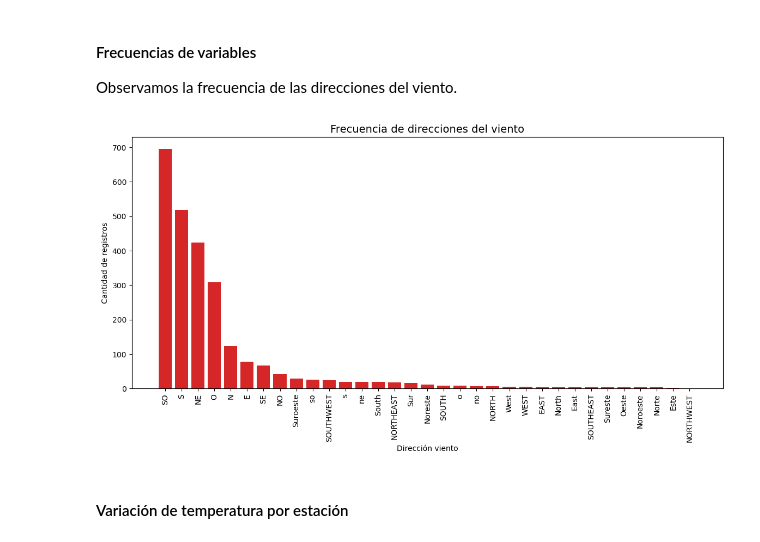
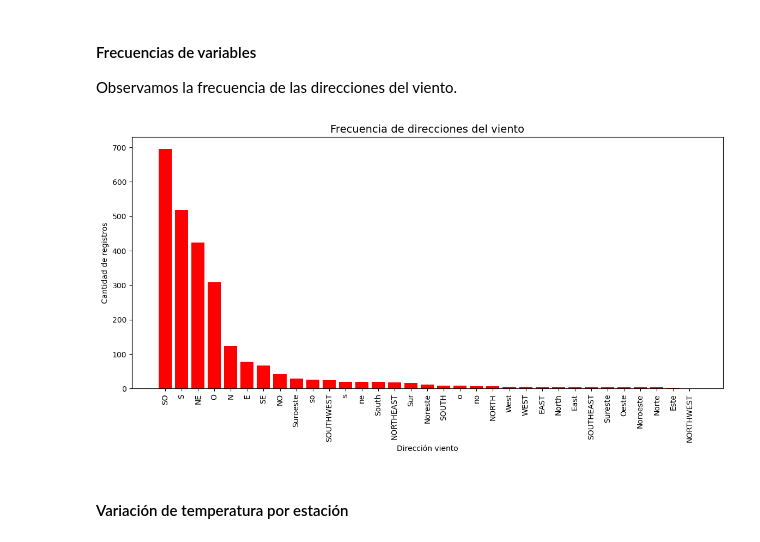
Before and after one commit to cmolina12/Laboratorio-1, a Jupyter notebook: regresion.ipynb, the cells around one changed output. Cells and saved outputs as stored; diff of their text form; code cells hidden in the pictures.

```diff
--- a/regresion.ipynb
+++ b/regresion.ipynb
@@ -443,21 +446,21 @@ Observamos la frecuencia de las direcciones del viento.
 # %%
 plt.figure(figsize=(14, 6))
 
 viento_counts = data['sector_viento'].value_counts()
 
 plt.bar(
     viento_counts.index,
     viento_counts.values,
-    color='#d62728'
+    color='red'
 )
 
 plt.title('Frecuencia de direcciones del viento', fontsize=14)
 plt.xlabel('Dirección viento')
 plt.ylabel('Cantidad de registros')
 plt.xticks(rotation=90)
 plt.show()
 # %% [output]
-[figure, old version]
+[figure, new version]
 # %% [markdown]
 #### Variación de temperatura por estación
 # %%
```
Also changed, not shown: parts of 40 cells of this notebook.
